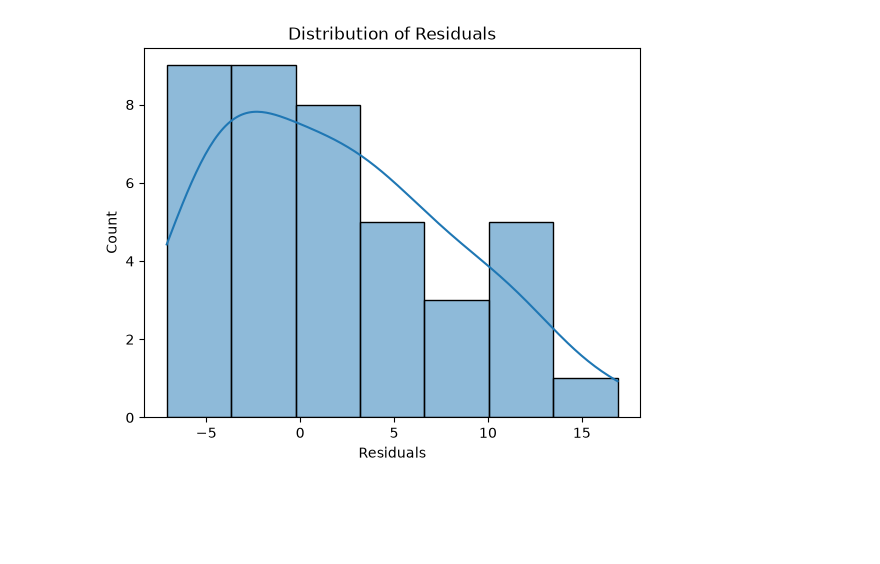
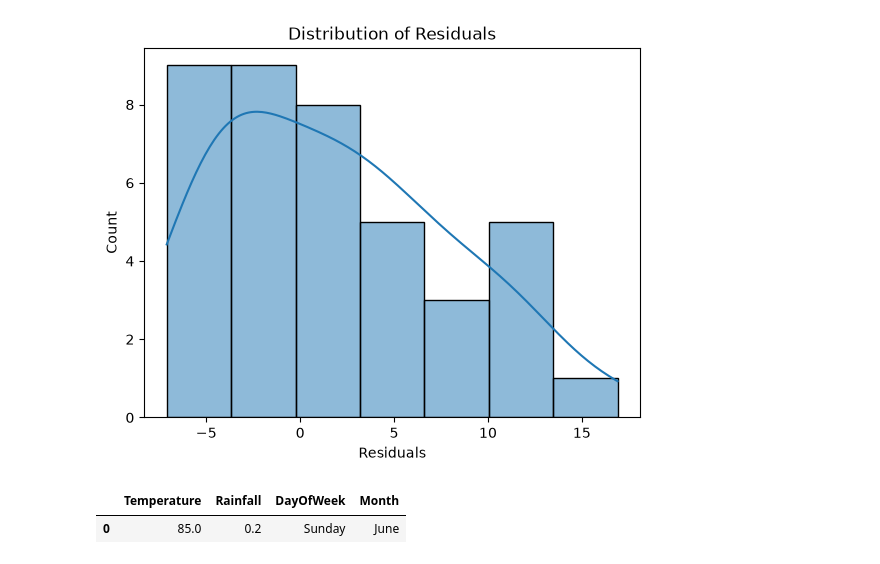
Before and after one commit to MounikaKasi629/Ice-Cream-Sales-Prediction, a Jupyter notebook: ice_cream_prediction.ipynb, the cells around one changed output. Cells and saved outputs as stored; diff of their text form; code cells hidden in the pictures; blank space fills up the shorter version.

```diff
--- a/ice_cream_prediction.ipynb
+++ b/ice_cream_prediction.ipynb
@@ -323,3 +324,15 @@ plt.title("Distribution of Residuals")
 plt.show()
 # %% [output]
 [figure]
+# %%
+new_data = pd.DataFrame({
+    "Temperature": [85.0],
+    "Rainfall": [0.2],
+    "DayOfWeek": ["Sunday"],
+    "Month": ["June"]
+})
+# %%
+new_data
+# %% [output]
+|  | Temperature | Rainfall | DayOfWeek | Month |
+| 0 | 85.0 | 0.2 | Sunday | June |
```
Also changed, not shown: parts of 7 cells of this notebook.
